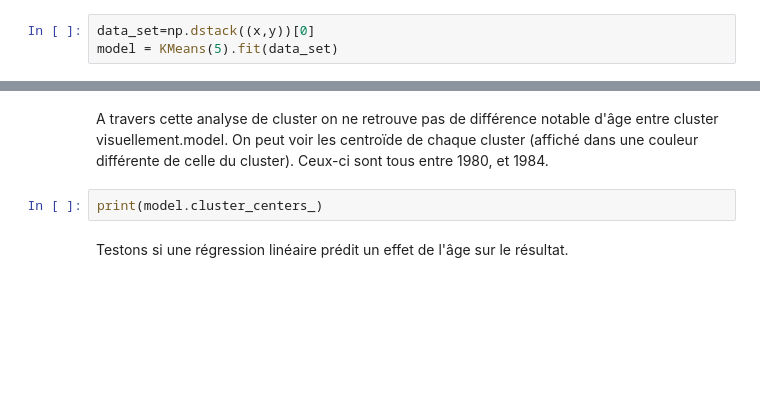
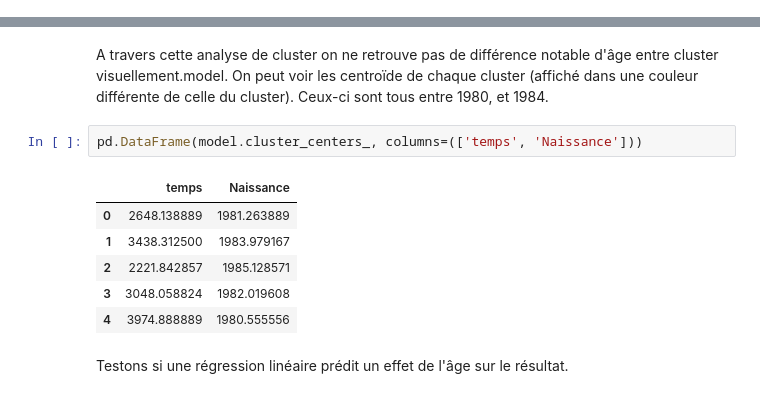
Before and after one commit to Kirscher/ResultAthle, a Jupyter notebook: eda.ipynb, the cells around one changed output, grey strips where cells are left out. Saved outputs shown, nothing was run; the diff lists cells and outputs as text; blank space fills up the shorter version.

```diff
--- a/eda.ipynb
+++ b/eda.ipynb
@@ -295,3 +347,0 @@ plt.show()
-# %%
-data_set=np.dstack((x,y))[0]
-model = KMeans(5).fit(data_set)
@@ -315,7 +369,14 @@ plt.show()
 # %% [markdown]
 A travers cette analyse de cluster on ne retrouve pas de différence notable d'âge entre cluster visuellement.model. On peut voir les centroïde de chaque cluster (affiché dans une couleur différente de celle du cluster). Ceux-ci sont tous entre 1980, et 1984.
 # %%
-print(model.cluster_centers_)
+pd.DataFrame(model.cluster_centers_, columns=(['temps', 'Naissance']))
+# %% [output]
+|  | temps | Naissance |
+| 0 | 2648.138889 | 1981.263889 |
+| 1 | 3438.312500 | 1983.979167 |
+| 2 | 2221.842857 | 1985.128571 |
+| 3 | 3048.058824 | 1982.019608 |
+| 4 | 3974.888889 | 1980.555556 |
 # %% [markdown]
 Testons si une régression linéaire prédit un effet de l'âge sur le résultat.
 # %%
```
Also changed, not shown: parts of 15 cells of this notebook.
